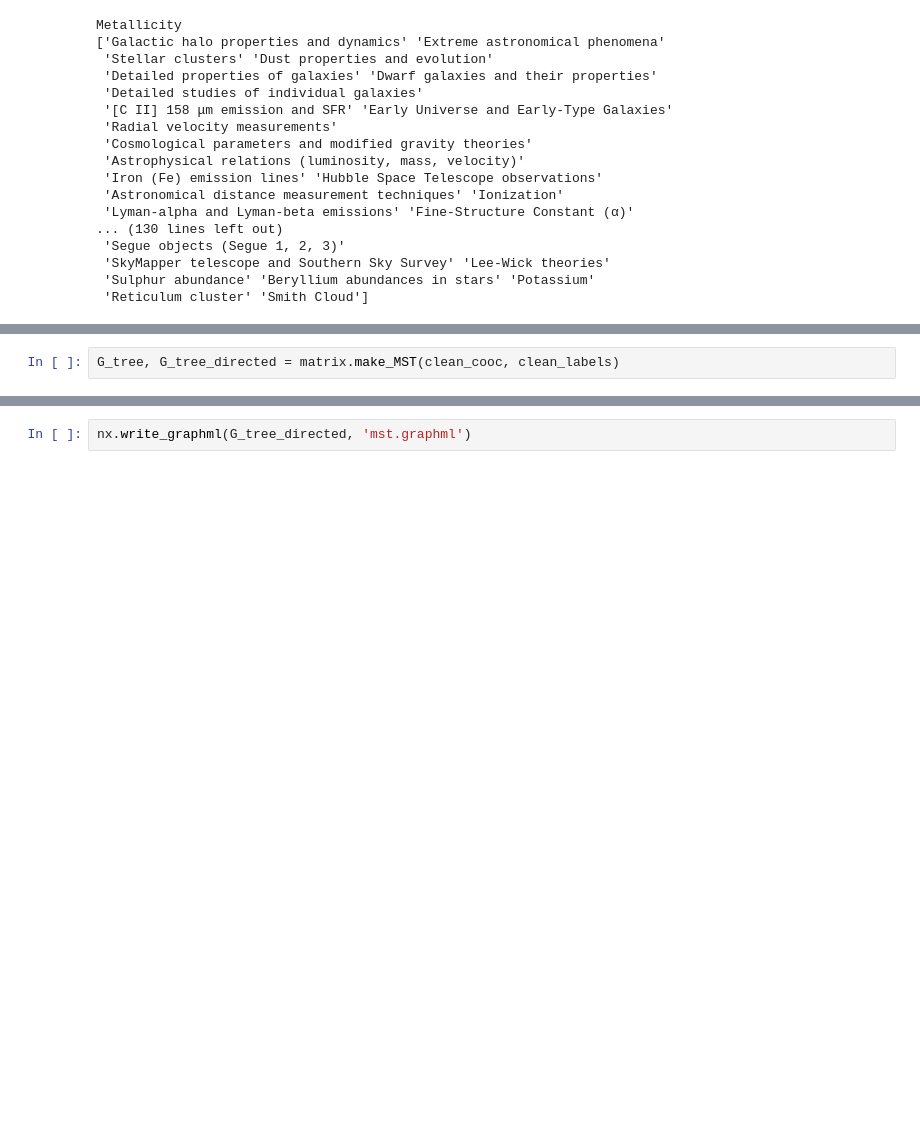
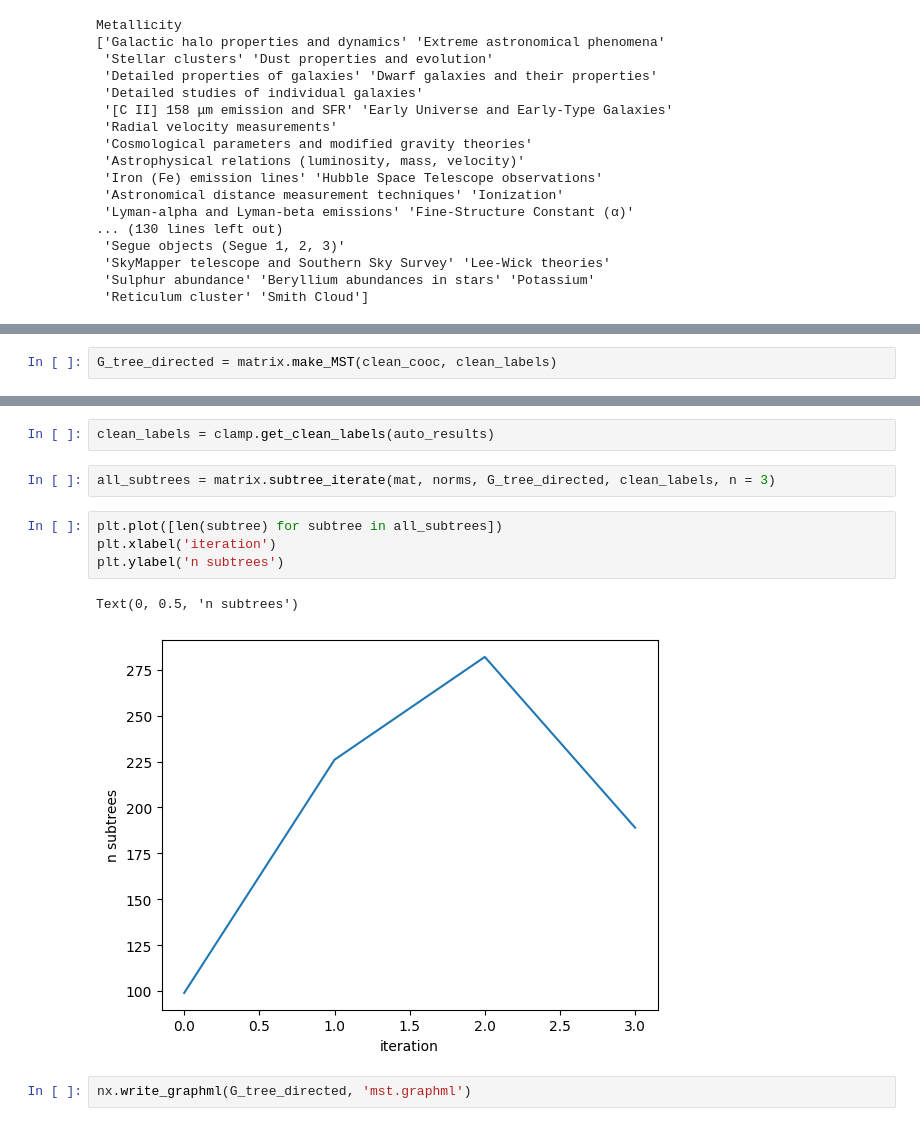
Before and after one commit to jsalt2024-evaluating-llms-for-astronomy/retrieval, a Jupyter notebook: saerch/christine2.ipynb, the cells around one changed output, grey strips where cells are left out. Saved outputs shown, nothing was run; the diff lists cells and outputs as text; blank space fills up the shorter version.

```diff
--- a/saerch/christine2.ipynb
+++ b/saerch/christine2.ipynb
@@ -295,2 +304,2 @@ import matrix
 # %%
-G_tree, G_tree_directed = matrix.make_MST(clean_cooc, clean_labels)
+G_tree_directed = matrix.make_MST(clean_cooc, clean_labels)
@@ -310,2 +326,13 @@ G_tree
+# %%
+clean_labels = clamp.get_clean_labels(auto_results)
+# %%
+all_subtrees = matrix.subtree_iterate(mat, norms, G_tree_directed, clean_labels, n = 3)
+# %%
+plt.plot([len(subtree) for subtree in all_subtrees])
+plt.xlabel('iteration')
+plt.ylabel('n subtrees')
+# %% [output]
+Text(0, 0.5, 'n subtrees')
+[figure, added]
 # %%
 nx.write_graphml(G_tree_directed, 'mst.graphml')
```
Also changed, not shown: parts of 27 cells of this notebook, 17 other files.
